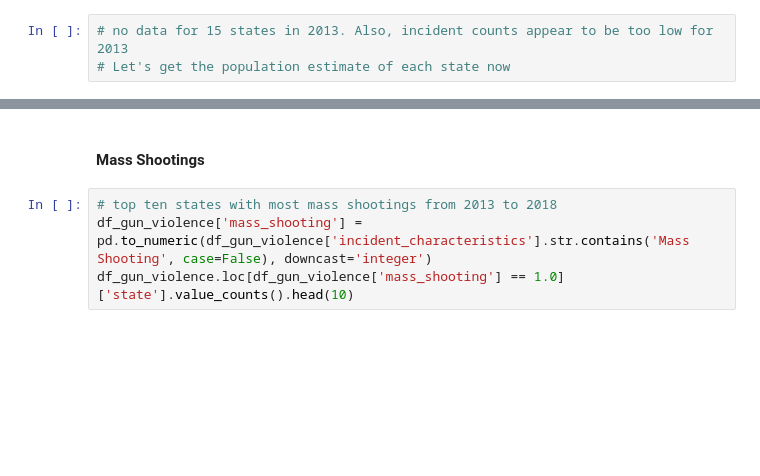
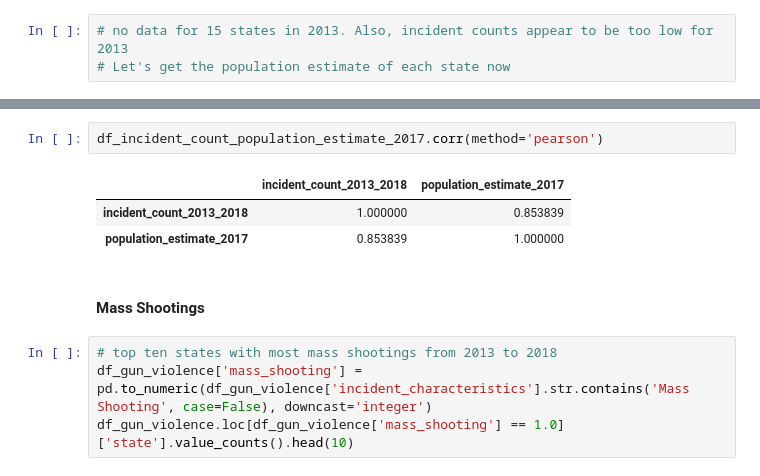
Before and after one commit to Cng000/Gun-violence-analysis, a Jupyter notebook: gun-violence.ipynb, the cells around one changed output, grey strips where cells are left out. Cells and saved outputs as stored; diff of their text form; blank space fills up the shorter version.

```diff
--- a/gun-violence.ipynb
+++ b/gun-violence.ipynb
@@ -92,3 +228,9 @@ df_incident_count_population_estimate_2017.plot.scatter('population_estimate_201
+# %%
+df_incident_count_population_estimate_2017.corr(method='pearson')
+# %% [output]
+|  | incident_count_2013_2018 | population_estimate_2017 |
+| incident_count_2013_2018 | 1.000000 | 0.853839 |
+| population_estimate_2017 | 0.853839 | 1.000000 |
 # %% [markdown]
 #### Mass Shootings
 # %%
```
Also changed, not shown: parts of 43 cells of this notebook.
